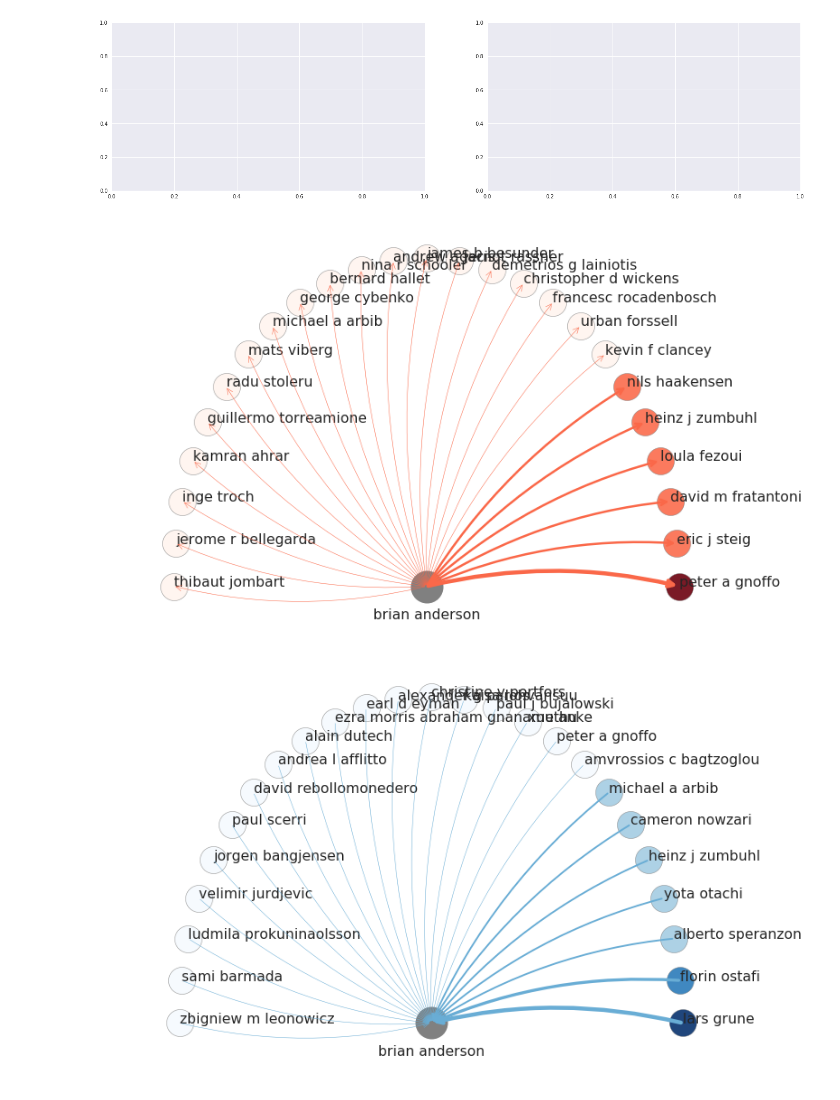
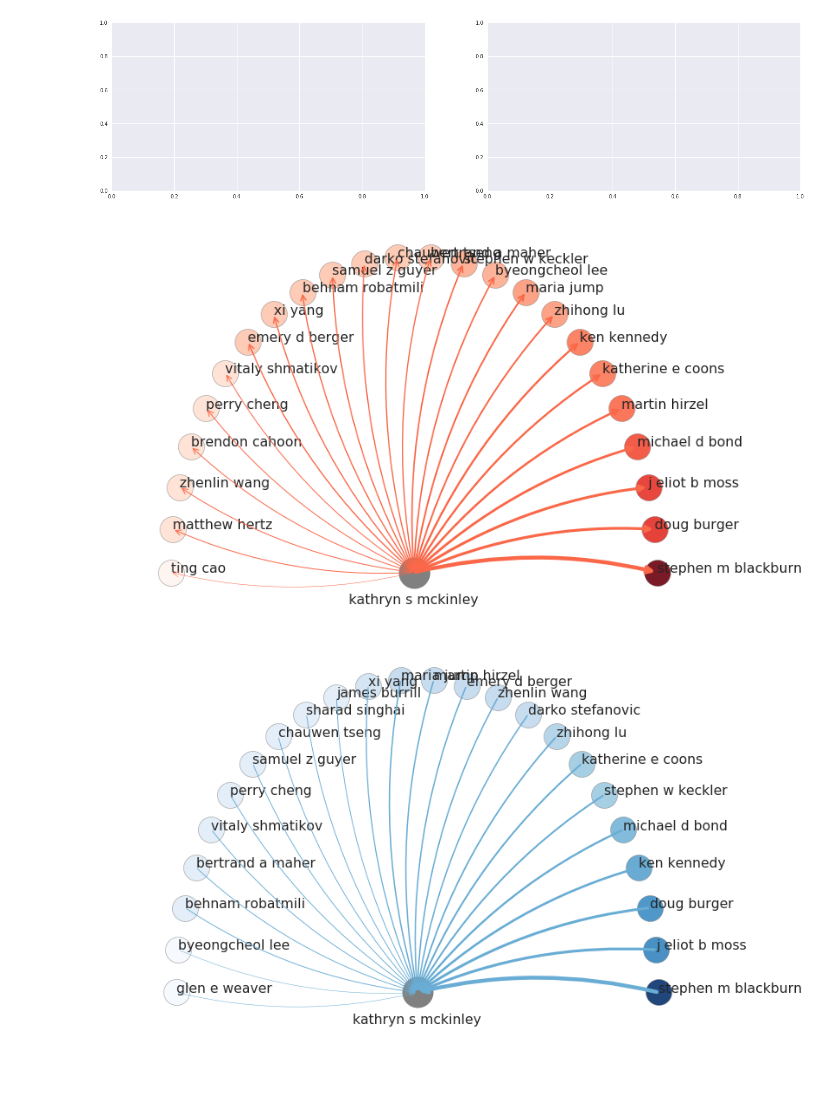
Before and after one commit to csmetrics/influencemap, a Jupyter notebook: python/produce_person_flower.ipynb, the cells around one changed output. Cells and saved outputs as stored; diff of their text form; code cells hidden in the pictures.

```diff
--- a/python/produce_person_flower.ipynb
+++ b/python/produce_person_flower.ipynb
@@ -14,10 +14,10 @@ sns.set()
 def print_list(ls):
 	for line in ls:
 		print(line)
-person_of_interest = "brian anderson"
+person_of_interest = "kathryn s mckinley"
 
-data_dir = '/localdata/u5798145/influencemap/out'
-out_dir = '/localdata/u5798145/influencemap/out'
+data_dir = '/localdata/u5642715/influenceMapOut/out'
+out_dir = '/localdata/u5642715/influenceMapOut/out'
 
 plot_dir = os.path.join(out_dir, 'figures')
 
@@ -27,19 +27,17 @@ for dir in [data_dir, out_dir, plot_dir]:
 
 
 # load data into dataframe
-cited_df = pd.read_csv(os.path.join(data_dir, 'authors_cited.txt'), sep='\t', header=None)
-cited_df.columns = ['authorName', 'citedScore']
+cited_df = pd.read_csv(os.path.join(data_dir, 'authors_cited.txt'), sep='\t', header=None, names=['authorName', 'citedScore'])
 
-citing_df = pd.read_csv(os.path.join(data_dir, 'authors_citing.txt'), sep='\t', header=None)
-citing_df.columns = ['authorName', 'citingScore']
+citing_df = pd.read_csv(os.path.join(data_dir, 'authors_citing.txt'), sep='\t', header=None, names=['authorName', 'citingScore'])
 
 # get the top x influencers
 n = 25
-cited_df.sort_values('citedScore', ascending=False)
+cited_df = cited_df.sort_values(by=['citedScore'], ascending=False)
 top_n_cited = list(cited_df.head(n))
 print_list(top_n_cited)
 
-citing_df.sort_values('citingScore', ascending=False)
+citing_df = citing_df.sort_values(by=['citingScore'], ascending=False)
 top_n_citing = list(citing_df.head(n))
 print_list(top_n_citing)
 
@@ -159,3 +157,3 @@ citingScore
 [figure]
-[figure, old version]
+[figure, new version]
-[figure, old version]
+[figure, new version]
```
Also changed, not shown: parts of 1 cell of this notebook.
